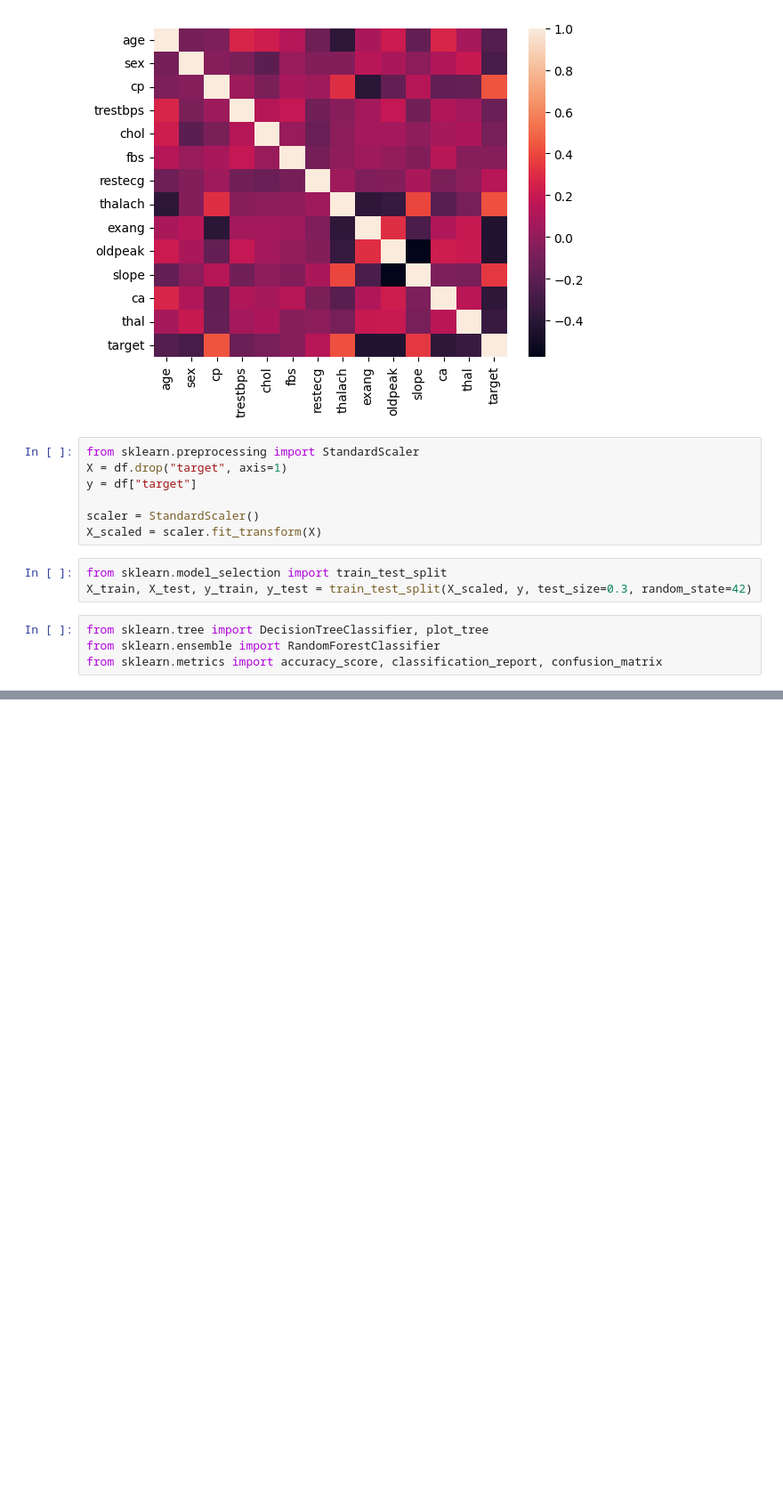
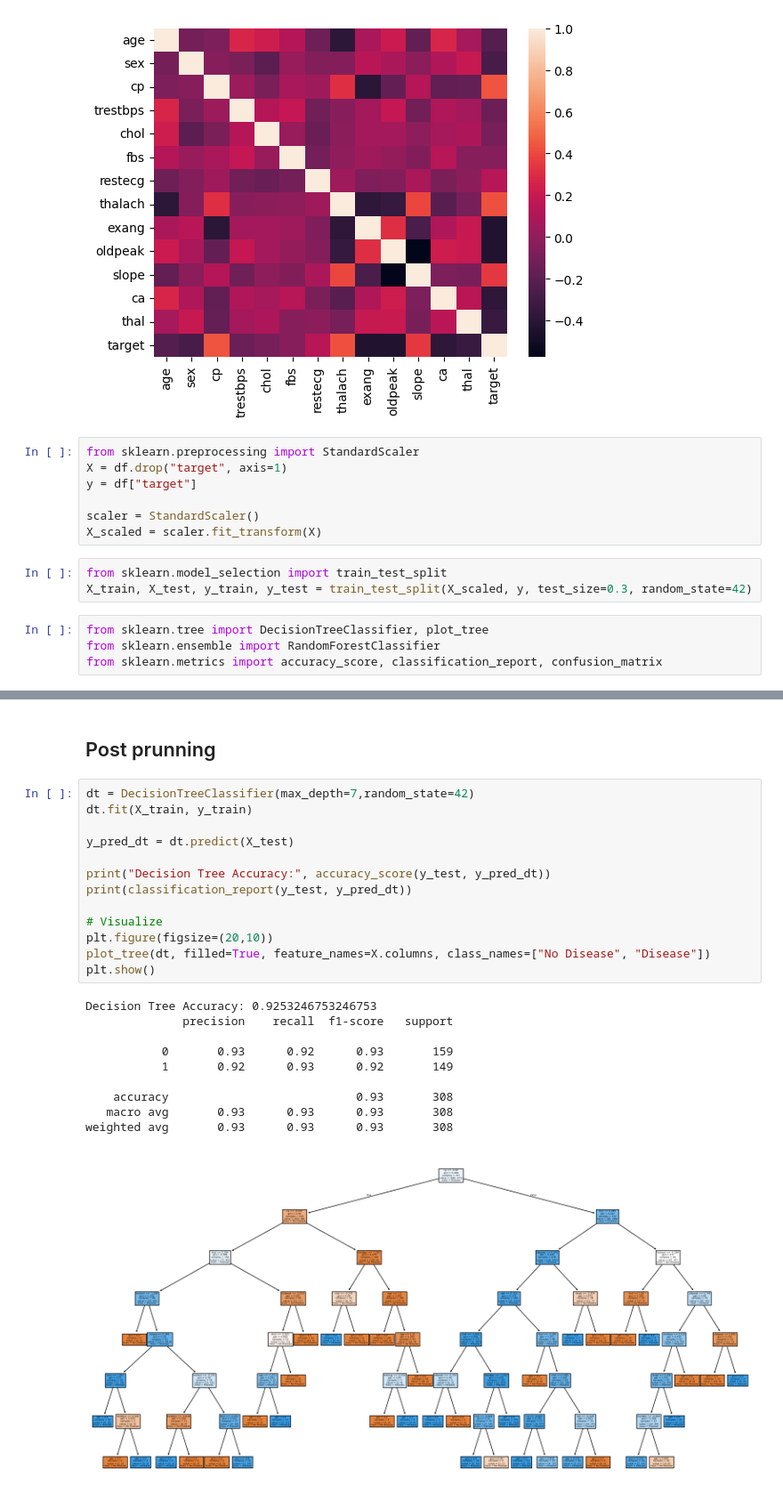
Before and after one commit to Harsimran-singh-7765/Elevate_labs_Harsimran_singh_task_5, a Jupyter notebook: main.ipynb, the cells around one changed output, grey strips where cells are left out. Shown at 89% size. Drawn from its saved outputs; the diff is of its cells as text; blank space fills up the shorter version.

```diff
--- a/main.ipynb
+++ b/main.ipynb
@@ -90,0 +115,26 @@ from sklearn.metrics import accuracy_score, classification_report, confusion_mat
+# %% [markdown]
+## Post prunning
+# %%
+dt = DecisionTreeClassifier(max_depth=7,random_state=42)
+dt.fit(X_train, y_train)
+
+y_pred_dt = dt.predict(X_test)
+
+print("Decision Tree Accuracy:", accuracy_score(y_test, y_pred_dt))
+print(classification_report(y_test, y_pred_dt))
+
+# Visualize
+plt.figure(figsize=(20,10))
+plot_tree(dt, filled=True, feature_names=X.columns, class_names=["No Disease", "Disease"])
+plt.show()
+# %% [output]
+Decision Tree Accuracy: 0.9253246753246753
+              precision    recall  f1-score   support
+
+           0       0.93      0.92      0.93       159
+           1       0.92      0.93      0.92       149
+
+    accuracy                           0.93       308
+   macro avg       0.93      0.93      0.93       308
+weighted avg       0.93      0.93      0.93       308
+[figure, added]
```
Also changed, not shown: parts of 1 cell of this notebook.
